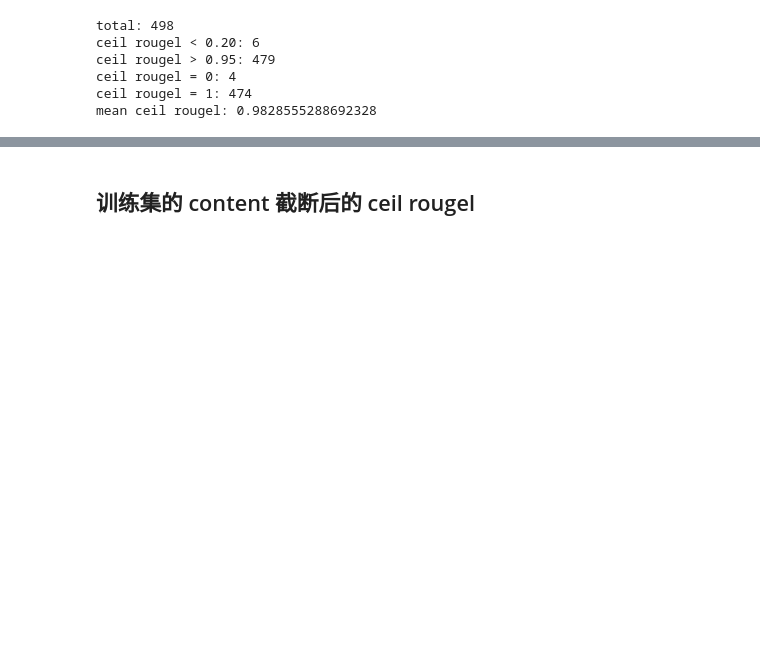
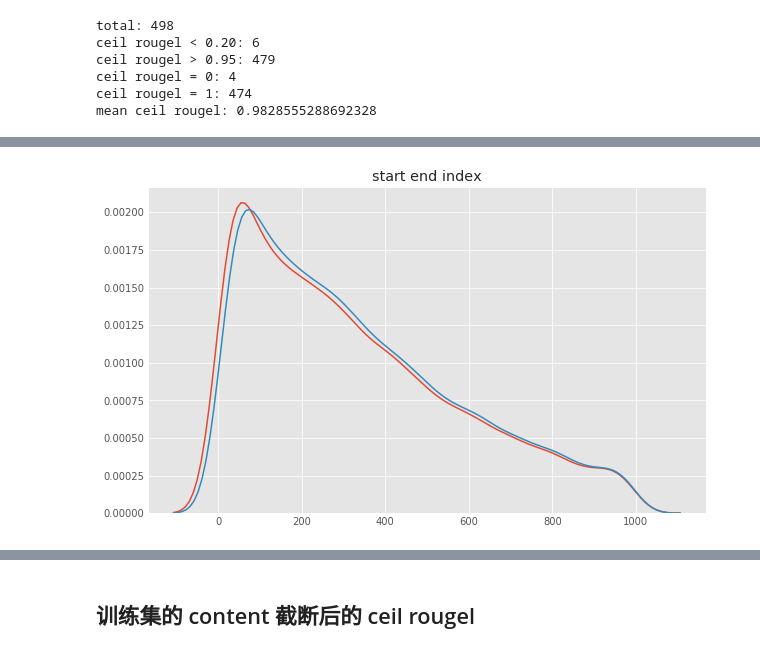
Before and after one commit to SunnyMarkLiu/les-military-mrc-rank7, a Jupyter notebook: notebooks/生成的数据集 ceil rouge 统计.ipynb, the cells around one changed output, grey strips where cells are left out. Cells and saved outputs as stored; diff of their text form; code cells hidden in the pictures; blank space fills up the shorter version.

```diff
--- a/notebooks/生成的数据集 ceil rouge 统计.ipynb
+++ b/notebooks/生成的数据集 ceil rouge 统计.ipynb
@@ -176,0 +207,8 @@ mean ceil rougel: 0.9828555288692328
+# %%
+plt.figure(figsize=(10, 6))
+sns.kdeplot(start_idx)
+sns.kdeplot(end_idx)
+plt.title('start end index')
+plt.show()
+# %% [output]
+[figure, added]
```
Also changed, not shown: parts of 21 cells of this notebook, 2 other files.
